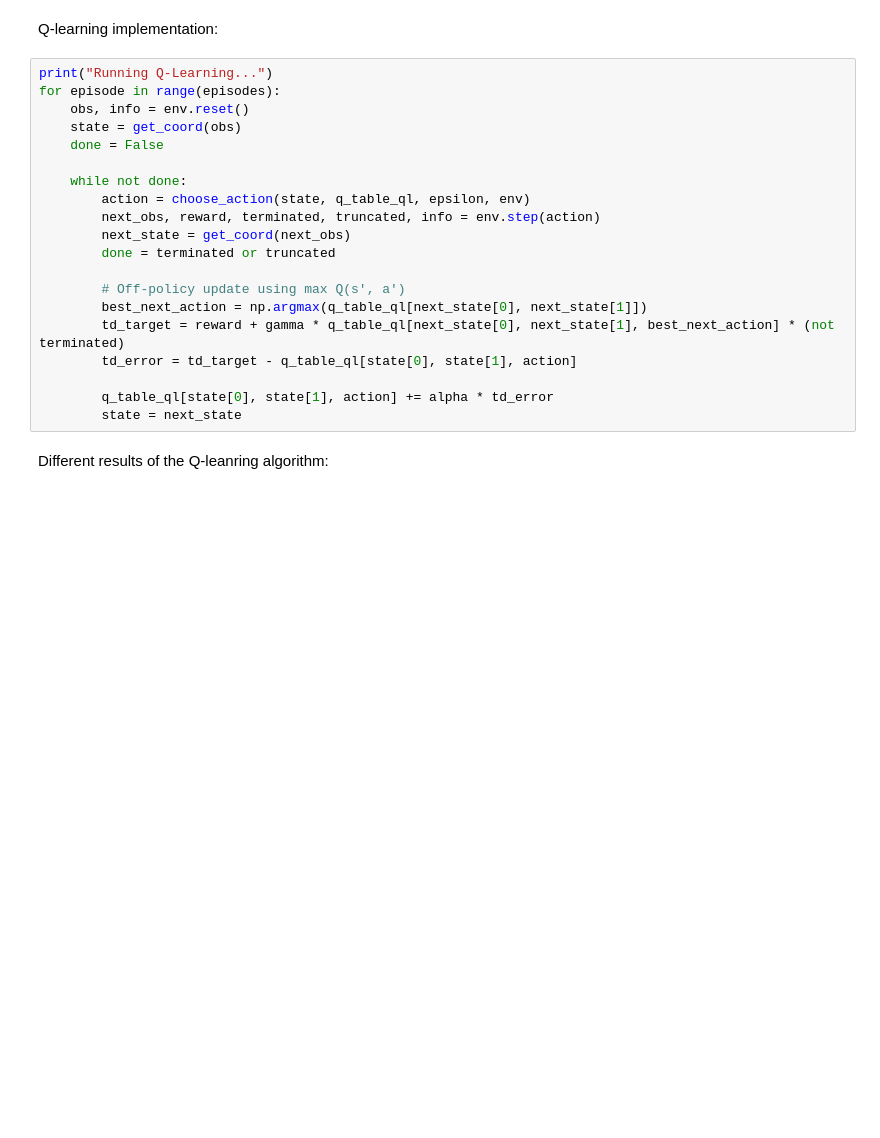
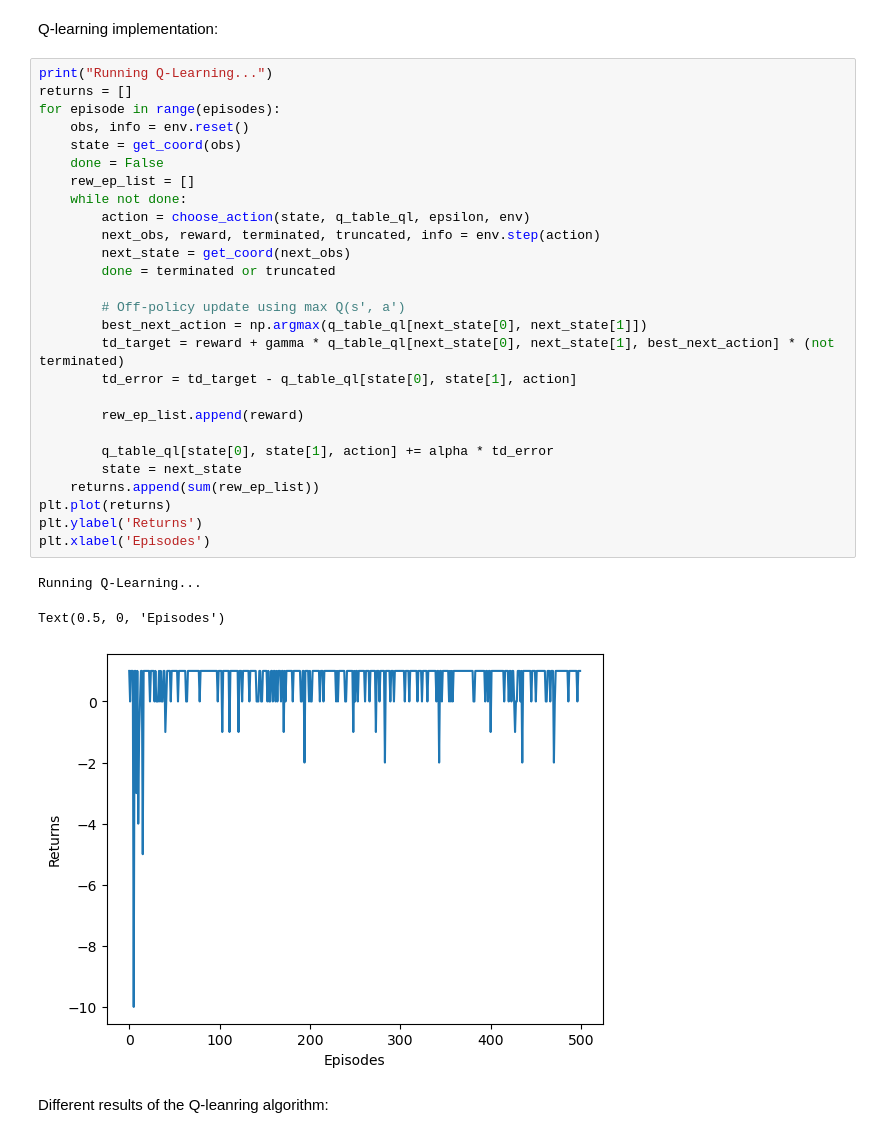
Before and after one commit to SARL-PLUS/RL_Bootcamp_2026_tutorial, a Jupyter notebook: sessions/01-fundamentals/solutions/Simple maze solutions.ipynb, the cells around one changed output. Saved outputs shown, nothing was run; the diff lists cells and outputs as text; blank space fills up the shorter version.

```diff
--- a/sessions/01-fundamentals/solutions/Simple maze solutions.ipynb
+++ b/sessions/01-fundamentals/solutions/Simple maze solutions.ipynb
@@ -409,24 +411,35 @@ def choose_action(state_coord, q_table, epsilon, env):
 Q-learning implementation:
 # %%
 print("Running Q-Learning...")
+returns = []
 for episode in range(episodes):
     obs, info = env.reset()
     state = get_coord(obs)
     done = False
-
+    rew_ep_list = []
     while not done:
         action = choose_action(state, q_table_ql, epsilon, env)
         next_obs, reward, terminated, truncated, info = env.step(action)
         next_state = get_coord(next_obs)
         done = terminated or truncated
 
         # Off-policy update using max Q(s', a')
         best_next_action = np.argmax(q_table_ql[next_state[0], next_state[1]])
         td_target = reward + gamma * q_table_ql[next_state[0], next_state[1], best_next_action] * (not terminated)
         td_error = td_target - q_table_ql[state[0], state[1], action]
 
+        rew_ep_list.append(reward)
+
         q_table_ql[state[0], state[1], action] += alpha * td_error
         state = next_state
+    returns.append(sum(rew_ep_list))
+plt.plot(returns)
+plt.ylabel('Returns')
+plt.xlabel('Episodes')
+# %% [output]
+Running Q-Learning...
+Text(0.5, 0, 'Episodes')
+[figure, added]
 # %% [markdown]
 Different results of the Q-leanring algorithm:
 # %%
```
Also changed, not shown: parts of 12 cells of this notebook, 5 other files.
